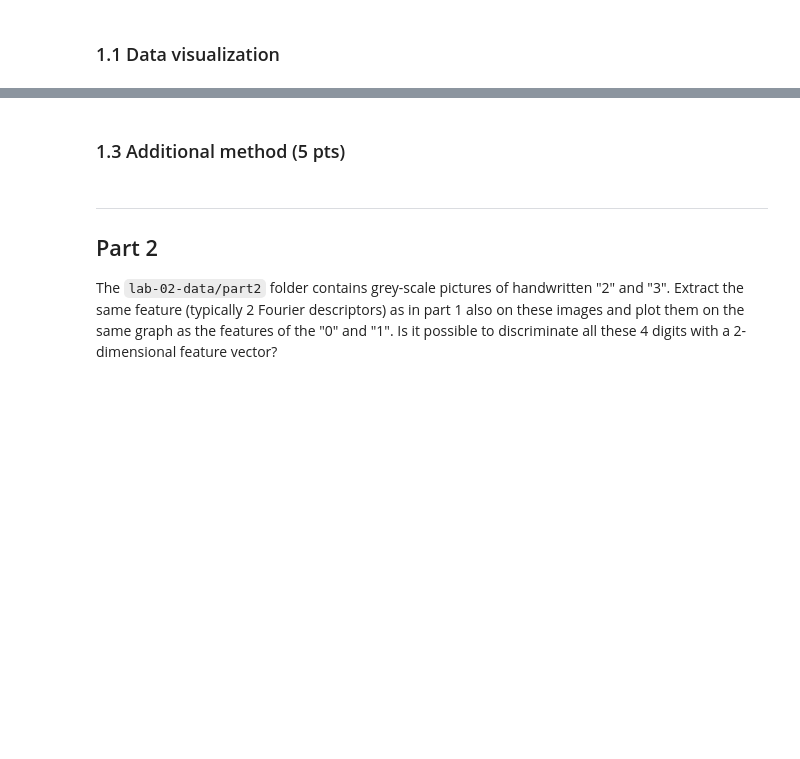
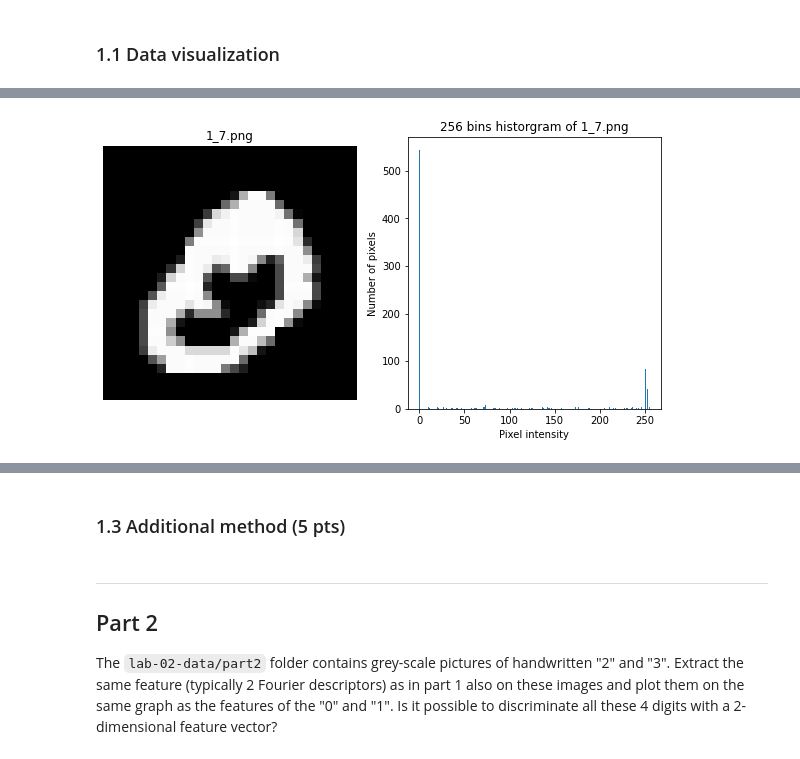
Before and after one commit to LTS5/iapr, a Jupyter notebook: labs/lab_02_object_description.ipynb, the cells around one changed output, grey strips where cells are left out. Cells and saved outputs as stored; diff of their text form; code cells hidden in the pictures; blank space fills up the shorter version.

```diff
--- a/labs/lab_02_object_description.ipynb
+++ b/labs/lab_02_object_description.ipynb
@@ -95,0 +149,18 @@ for ax, im, nm in zip(axes[1], ones_im, ones_names):
+# %%
+# test image
+ind = 7
+test_im = zeros_im[ind]
+test_im_name = ones_names[ind]
+
+# check the histrogram ditribution
+fig, ax = plt.subplots(1, 2, figsize=(10, 5))
+ax[0].imshow(test_im, cmap='gray')
+ax[0].set_title(test_im_name)
+ax[0].axis('off')
+ax[1].hist(test_im.ravel(), bins=256)
+ax[1].set_title('256 bins historgram of '+test_im_name)
+ax[1].set_xlabel('Pixel intensity')
+ax[1].set_ylabel('Number of pixels')
+plt.show()
+# %% [output]
+[figure, added]
```
Also changed, not shown: parts of 12 cells of this notebook.
